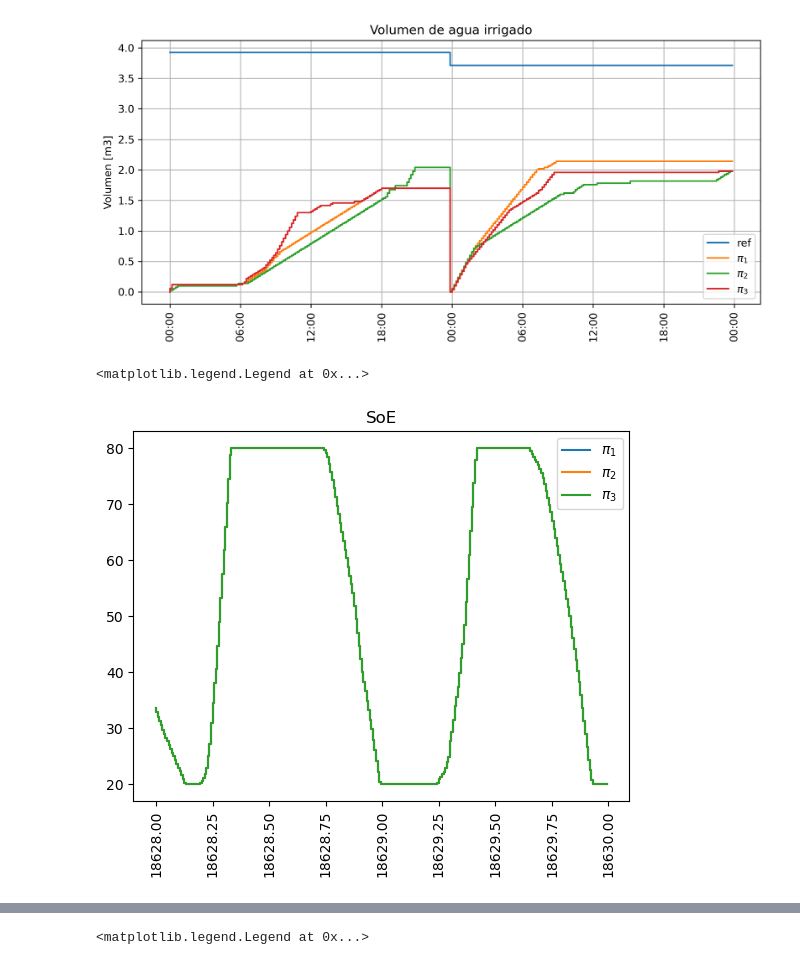
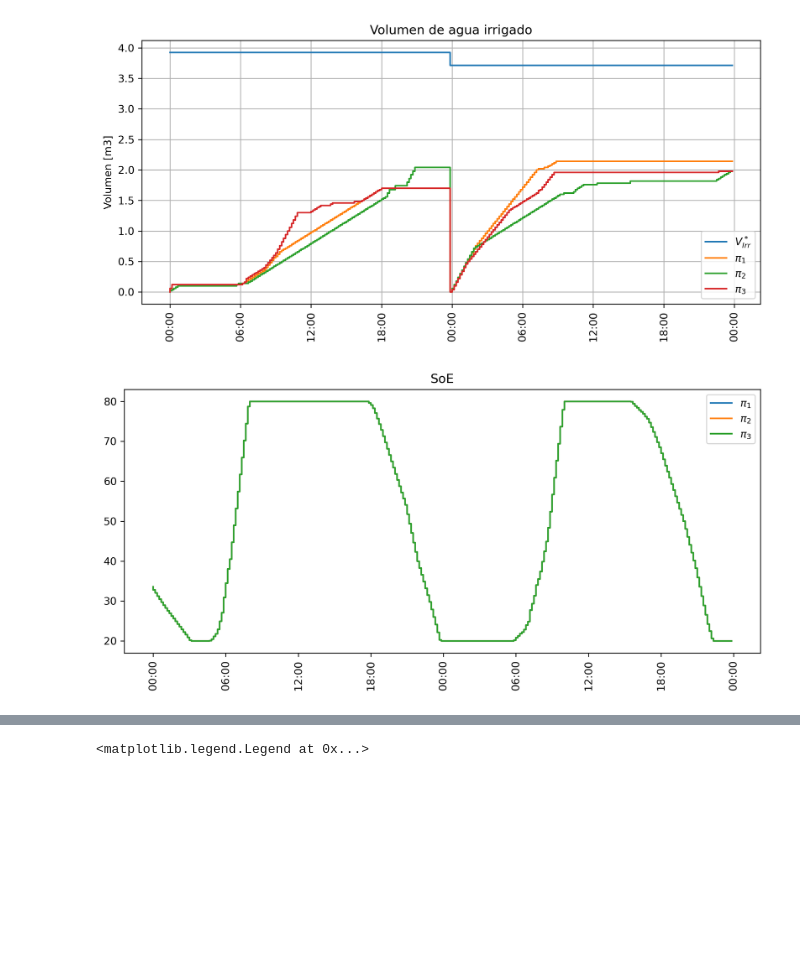
Before and after one commit to Claudio-zb/RL_WEF_MS, a Jupyter notebook: plotting_ems.ipynb, the cells around one changed output, grey strips where cells are left out. Drawn from its saved outputs; the diff is of its cells as text; code cells hidden in the pictures; blank space fills up the shorter version.

```diff
--- a/plotting_ems.ipynb
+++ b/plotting_ems.ipynb
@@ -167,15 +167,14 @@ results = mdl.compare_policies([model1, model2, model3], 288, [rwd_fun_1, rwd_fu
 # Step 1: Create a list of datetime objects
 start_time = datetime.datetime(2021, 1, 1, 0, 0)
 time_range = [start_time + datetime.timedelta(minutes=10*i) for i in range(2*24*6)]
+time_range = mdates.date2num(time_range)
 
-# Step 2: Convert to matplotlib format
-time_range = mdates.date2num(time_range)
 fig, ax = plt.subplots(dpi=300)
 fig.set_size_inches(9.0, 4.5)
-ax.step(time_range, results[1][0][:-1,0], label = "ref")
-ax.step(time_range, results[0][0][:-1,4], label = r"$\pi_{1}$")
-ax.step(time_range, results[1][0][:-1,4], label = r"$\pi_{2}$")
-ax.step(time_range, results[2][0][:-1,4], label = r"$\pi_{3}$")
+
+ax.step(time_range, results[0][0][:-1,0], label = f"$V_{{{'Irr'}}}^*$")
+for idx, result in enumerate(results):
+    ax.step(time_range, result[0][:-1,4], label = f"$\pi_{idx+1}$")
 plt.xticks(rotation=90)
 time_format = mdates.DateFormatter('%H:%M')
 ax.xaxis.set_major_formatter(time_format)
@@ -190,21 +189,21 @@ plt.savefig("./figures/volumen_agua_irrigado.png", dpi=300)
 # %%
 # Step 1: Create a list of datetime objects
 start_time = datetime.datetime(2021, 1, 1, 0, 0)
 time_range = [start_time + datetime.timedelta(minutes=10*i) for i in range(2*24*6)]
+time_range = mdates.date2num(time_range)
+fig, ax = plt.subplots(dpi=300)
+fig.set_size_inches(9.0, 4.5)
 
-# Step 2: Convert to matplotlib format
-time_range = mdates.date2num(time_range)
 for i, result in enumerate(results):
-    plt.step(time_range, result[0][:-1,2], label = f"$\pi_{i+1}$")
+    ax.step(time_range, result[0][:-1,2], label = f"$\pi_{i+1}$")
 plt.xticks(rotation=90)
 time_format = mdates.DateFormatter('%H:%M')
 ax.xaxis.set_major_formatter(time_format)
-
 plt.title("SoE")
 plt.legend()
+fig.tight_layout()
 # %% [output]
-<matplotlib.legend.Legend at 0x...>
-[figure, old version]
+[figure, new version]
 # %%
 # Step 1: Create a list of datetime objects
 start_time = datetime.datetime(2021, 1, 1, 0, 0)
```
Also changed, not shown: parts of 4 cells of this notebook, 4 other files.
